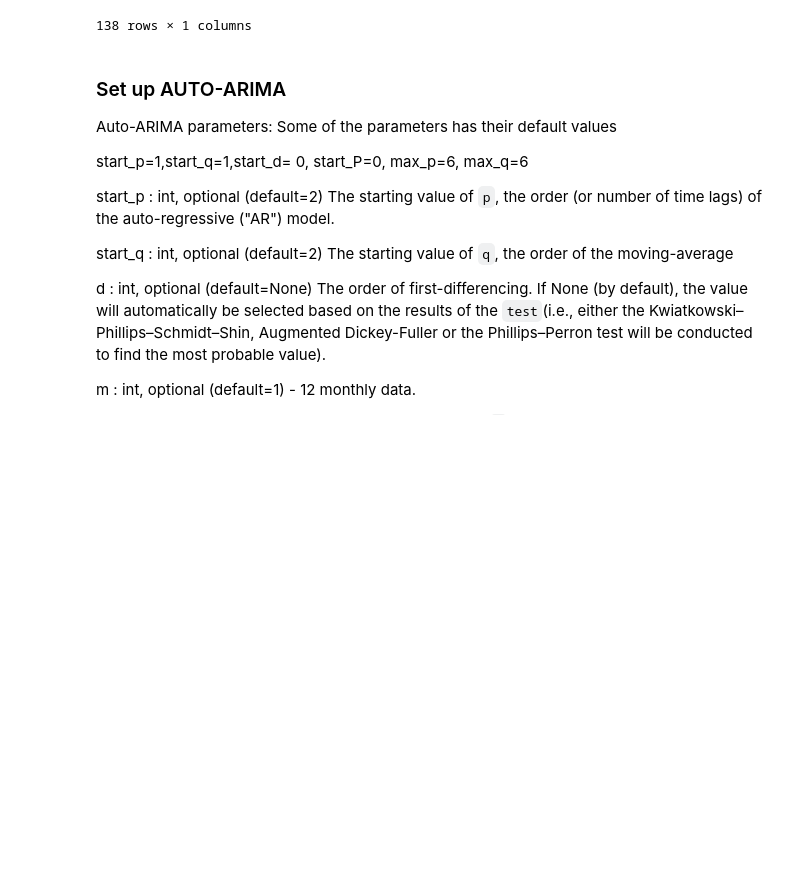
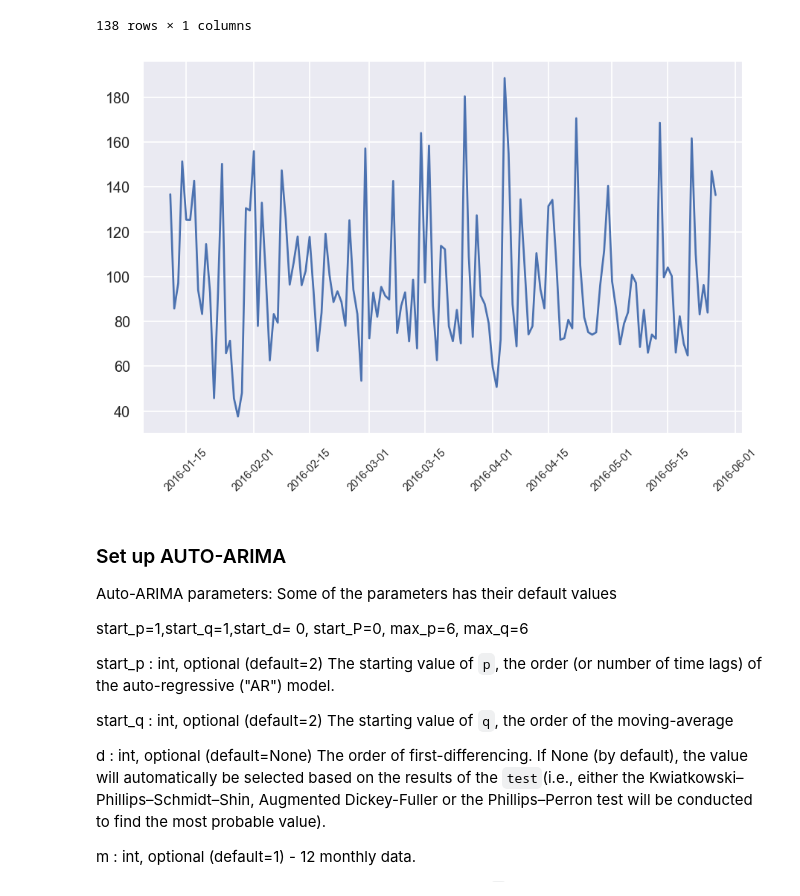
Before and after one commit to Tatiane-Helena/ML_Timeseries_MBA, a Jupyter notebook: MLB_Timeseries_TatianeHAlves_2023273.ipynb, the cells around one changed output. Saved outputs shown, nothing was run; the diff lists cells and outputs as text; code cells hidden in the pictures; blank space fills up the shorter version.

```diff
--- a/MLB_Timeseries_TatianeHAlves_2023273.ipynb
+++ b/MLB_Timeseries_TatianeHAlves_2023273.ipynb
@@ -440,10 +470,6 @@ order of seasonal differencing, ``D``.
 #import libraries to perform AUTO-ARIMA
 import pandas as pd
 import numpy as np
-import matplotlib.pylab as plt
-%matplotlib inline
-from matplotlib.pylab import rcParams
-rcParams['figure.figsize'] = 15, 6
 from datetime import datetime
 # %%
 !pip install pmdarima
@@ -487,7 +513,13 @@ power_daily_mean
 138 rows × 1 columns
 # %%
 ##Plot the data time series
-plt.plot(power_daily_mean);
+plt.plot(power_daily_mean)
+ax.set_ylabel('Energy Appliances in (Wh)')
+plt.xticks(rotation=45, fontsize=8)
+
+ax.legend();
+# %% [output]
+[figure, added]
 # %% [markdown]
 ### Set up AUTO-ARIMA
 
```
Also changed, not shown: parts of 78 cells of this notebook.
